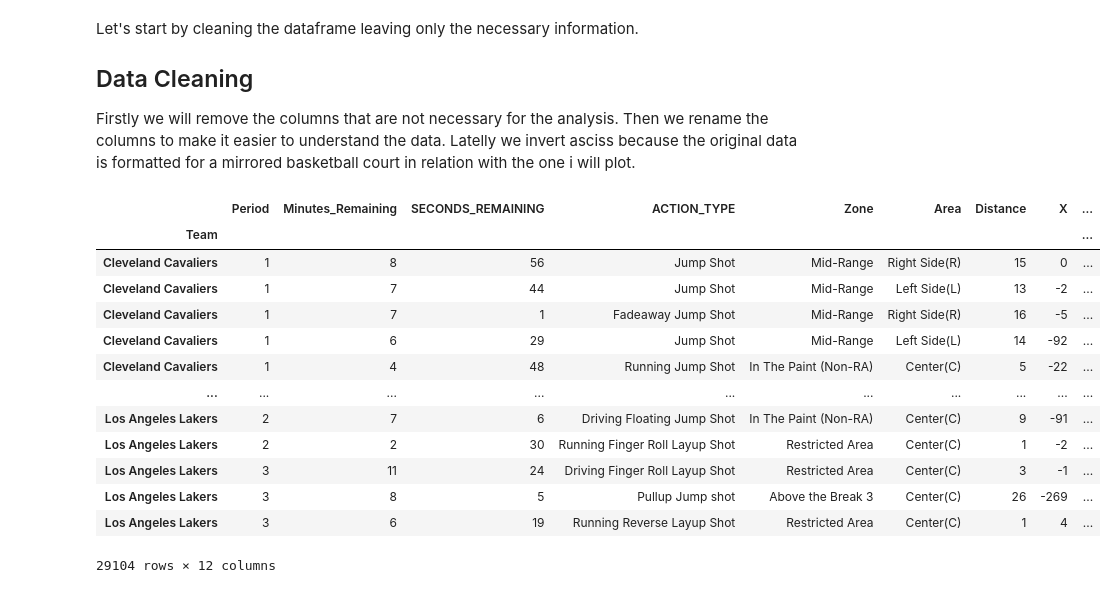
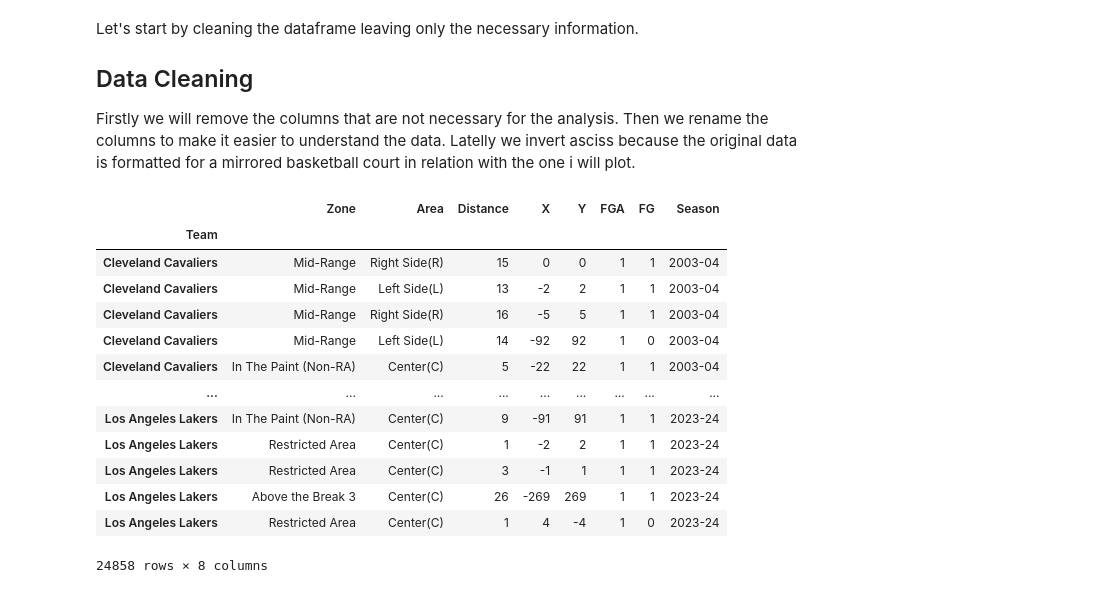
Before and after one commit to francescobortuzzo/DataScienceProject, a Jupyter notebook: estrazione_dati/data.ipynb, the cells around one changed output. Saved outputs shown, nothing was run; the diff lists cells and outputs as text; code cells hidden in the pictures.

```diff
--- a/estrazione_dati/data.ipynb
+++ b/estrazione_dati/data.ipynb
@@ -118,37 +44,42 @@ Latelly we invert asciss because the original data is formatted for a mirrored b
 # %%
 df = pd.read_csv('lebron_shot_data.csv', encoding='utf8')
 
-df = df.drop(['GAME_ID', 'GAME_EVENT_ID', 'PLAYER_ID', 'PLAYER_NAME', 'TEAM_ID', 'EVENT_TYPE', 'GAME_DATE', 'HTM', 'VTM', 'SHOT_ZONE_RANGE', 'SHOT_TYPE'], axis=1)
+df = df.drop(['GAME_ID', 'GAME_EVENT_ID', 'PLAYER_ID', 'PLAYER_NAME', 'TEAM_ID', 'EVENT_TYPE', 'GAME_DATE', 'HTM', 'VTM', 'SHOT_ZONE_RANGE', 'SHOT_TYPE', 'ACTION_TYPE'], axis=1)
 df = df.rename(columns={"TEAM_NAME": "Team", "PERIOD": "Period", "MINUTES_REMAINING": "Minutes_Remaining", "SHOT_MADE_FLAG": "FG", "SHOT_ATTEMPTED_FLAG": "FGA", "SHOT_ZONE_BASIC": "Zone", "SHOT_ZONE_AREA": "Area", "LOC_X": "X", "LOC_Y": "Y", "SHOT_DISTANCE": "Distance", "SEASON": "Season"})
 #inverto la dx con la sx per avere la rappresentazione corretta
 #dati sono specchiati perchè la rappresentazione è specchiata rispetto all'asse y
 df['X'] = -df['Y']
 
 #trasformo i left center e rigth center in left e right
 
 df['Area'] = df['Area'].replace(['Left Side Center(LC)', 'Right Side Center(RC)'], ['Left Side(L)', 'Right Side(R)'])
 
 
 #remove not significant data
+#remove shots from more than 30 feet
 df = df[df['Distance'] <= 30]
+#remove shots from the last 3 minutes of the game
+df = df[(df['Period'] < 4) | (df['Minutes_Remaining'] <= 3)]
+
+df = df.drop(['Period', 'Minutes_Remaining', 'SECONDS_REMAINING'], axis=1)
 
 
 
 df  = df.set_index(['Team'])
 df.to_pickle("../creazione_plot/LeBronShots.pickle")
 display(df)
 # %% [output]
-|  | Period | Minutes_Remaining | SECONDS_REMAINING | ACTION_TYPE | Zone | Area | Distance | X | ... |
-| Team |  |  |  |  |  |  |  |  | ... |
-| Cleveland Cavaliers | 1 | 8 | 56 | Jump Shot | Mid-Range | Right Side(R) | 15 | 0 | ... |
-| Cleveland Cavaliers | 1 | 7 | 44 | Jump Shot | Mid-Range | Left Side(L) | 13 | -2 | ... |
-| Cleveland Cavaliers | 1 | 7 | 1 | Fadeaway Jump Shot | Mid-Range | Right Side(R) | 16 | -5 | ... |
-| Cleveland Cavaliers | 1 | 6 | 29 | Jump Shot | Mid-Range | Left Side(L) | 14 | -92 | ... |
-| Cleveland Cavaliers | 1 | 4 | 48 | Running Jump Shot | In The Paint (Non-RA) | Center(C) | 5 | -22 | ... |
-| ... | ... | ... | ... | ... | ... | ... | ... | ... | ... |
-| Los Angeles Lakers | 2 | 7 | 6 | Driving Floating Jump Shot | In The Paint (Non-RA) | Center(C) | 9 | -91 | ... |
-| Los Angeles Lakers | 2 | 2 | 30 | Running Finger Roll Layup Shot | Restricted Area | Center(C) | 1 | -2 | ... |
-| Los Angeles Lakers | 3 | 11 | 24 | Driving Finger Roll Layup Shot | Restricted Area | Center(C) | 3 | -1 | ... |
-| Los Angeles Lakers | 3 | 8 | 5 | Pullup Jump shot | Above the Break 3 | Center(C) | 26 | -269 | ... |
-| Los Angeles Lakers | 3 | 6 | 19 | Running Reverse Layup Shot | Restricted Area | Center(C) | 1 | 4 | ... |
+|  | Zone | Area | Distance | X | Y | FGA | FG | Season |
+| Team |  |  |  |  |  |  |  |  |
+| Cleveland Cavaliers | Mid-Range | Right Side(R) | 15 | 0 | 0 | 1 | 1 | 2003-04 |
+| Cleveland Cavaliers | Mid-Range | Left Side(L) | 13 | -2 | 2 | 1 | 1 | 2003-04 |
+| Cleveland Cavaliers | Mid-Range | Right Side(R) | 16 | -5 | 5 | 1 | 1 | 2003-04 |
+| Cleveland Cavaliers | Mid-Range | Left Side(L) | 14 | -92 | 92 | 1 | 0 | 2003-04 |
+| Cleveland Cavaliers | In The Paint (Non-RA) | Center(C) | 5 | -22 | 22 | 1 | 1 | 2003-04 |
+| ... | ... | ... | ... | ... | ... | ... | ... | ... |
+| Los Angeles Lakers | In The Paint (Non-RA) | Center(C) | 9 | -91 | 91 | 1 | 1 | 2023-24 |
+| Los Angeles Lakers | Restricted Area | Center(C) | 1 | -2 | 2 | 1 | 1 | 2023-24 |
+| Los Angeles Lakers | Restricted Area | Center(C) | 3 | -1 | 1 | 1 | 1 | 2023-24 |
+| Los Angeles Lakers | Above the Break 3 | Center(C) | 26 | -269 | 269 | 1 | 1 | 2023-24 |
+| Los Angeles Lakers | Restricted Area | Center(C) | 1 | 4 | -4 | 1 | 0 | 2023-24 |
-29104 rows × 12 columns
+24858 rows × 8 columns
```
Also changed, not shown: parts of 12 cells of this notebook.
